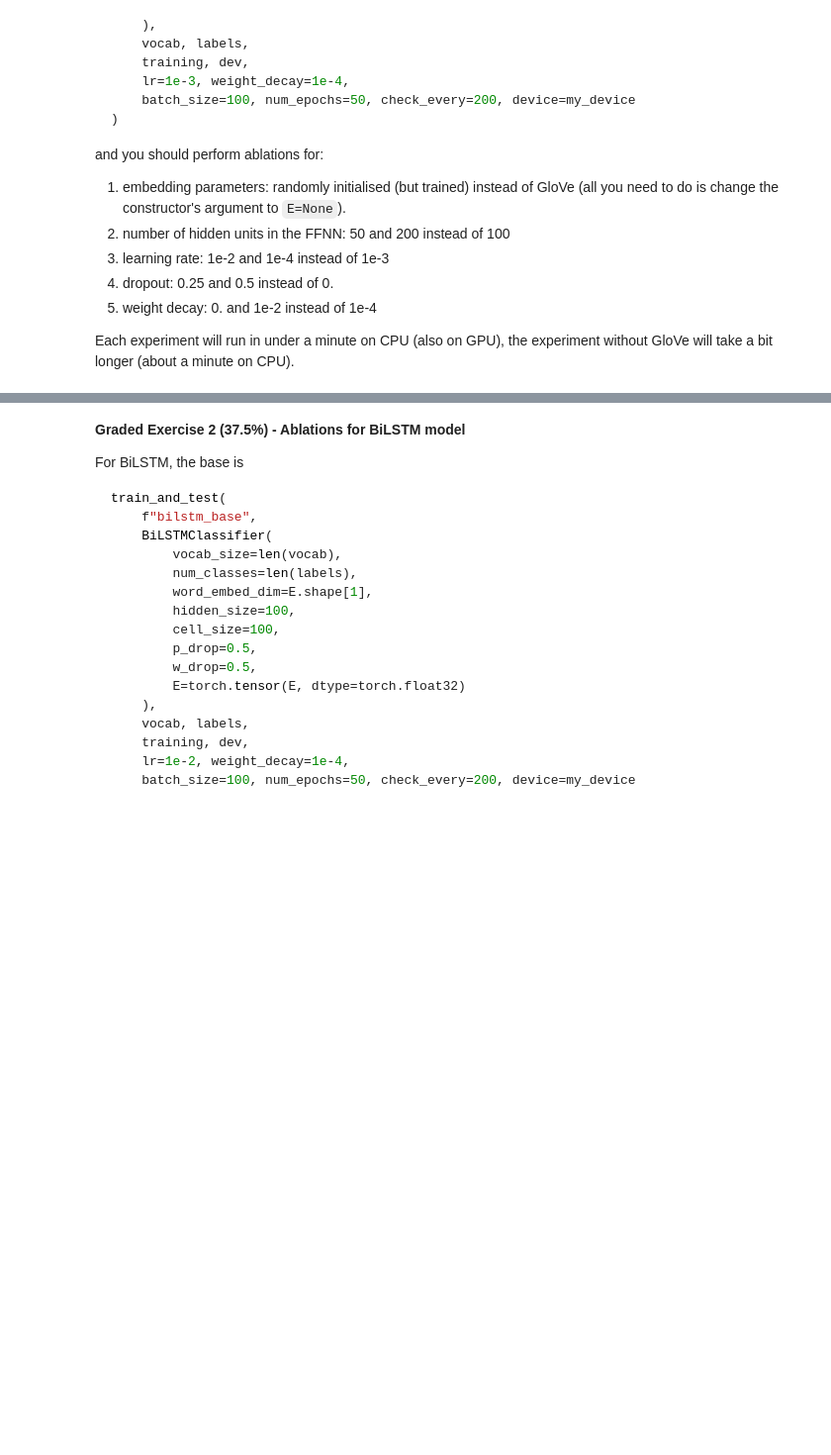
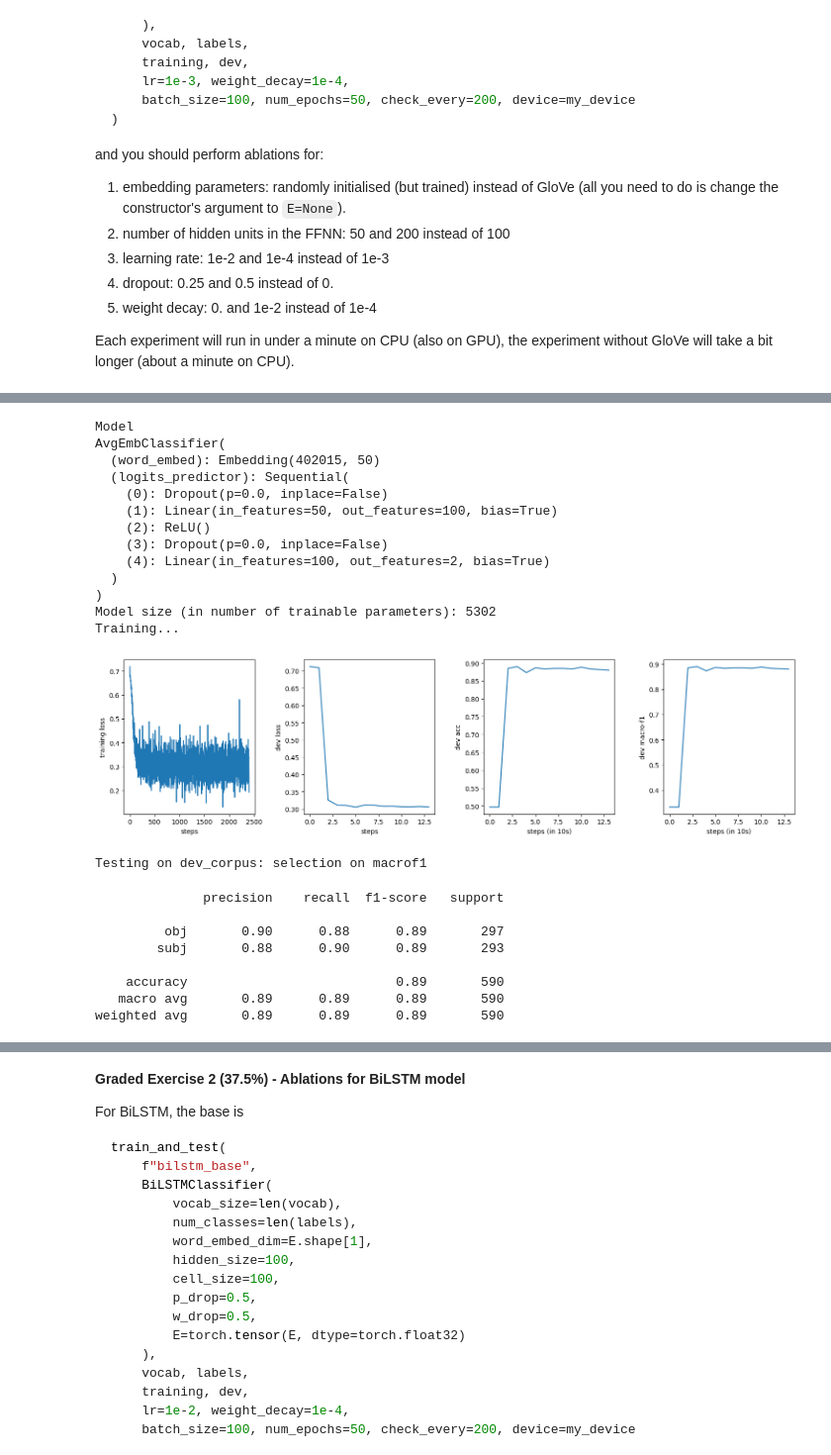
Before and after one commit to xsznr/NTMI, a Jupyter notebook: T4.ipynb, the cells around one changed output, grey strips where cells are left out. Shown at 99% size. Drawn from its saved outputs; the diff is of its cells as text; code cells hidden in the pictures; blank space fills up the shorter version.

```diff
--- a/T4.ipynb
+++ b/T4.ipynb
@@ -2047,20 +2312,44 @@ train_and_test(
 # %%
 # CONTRIBUTE YOUR SOLUTION/CODE
 train_and_test(
     "avgemb_base",
     AvgEmbClassifier(
         vocab_size=len(vocab),
         num_classes=len(labels),
         word_embed_dim=E.shape[1],
-        hidden_size=200,
+        hidden_size=100,
         p_drop=0.,
         E=torch.tensor(E, dtype=torch.float32)
     ),
     vocab, labels,
     training, dev,
-    lr=1e-2, weight_decay=1e-4,
+    lr=1e-3, weight_decay=1e-2,
     batch_size=100, num_epochs=50, check_every=200, device=my_device
 )
+# %% [output]
+Model
+AvgEmbClassifier(
+  (word_embed): Embedding(402015, 50)
+  (logits_predictor): Sequential(
+    (0): Dropout(p=0.0, inplace=False)
+    (1): Linear(in_features=50, out_features=100, bias=True)
+    (2): ReLU()
+    (3): Dropout(p=0.0, inplace=False)
+    (4): Linear(in_features=100, out_features=2, bias=True)
+  )
+)
+Model size (in number of trainable parameters): 5302
+Training...
+[figure, added]
+Testing on dev_corpus: selection on macrof1
+              precision    recall  f1-score   support
+
+         obj       0.90      0.88      0.89       297
+        subj       0.88      0.90      0.89       293
+
+    accuracy                           0.89       590
+   macro avg       0.89      0.89      0.89       590
+weighted avg       0.89      0.89      0.89       590
 # %% [markdown]
 	CONTRIBUTE YOUR SOLUTION/DISCUSSION
 
```
Also changed, not shown: parts of 42 cells of this notebook.
